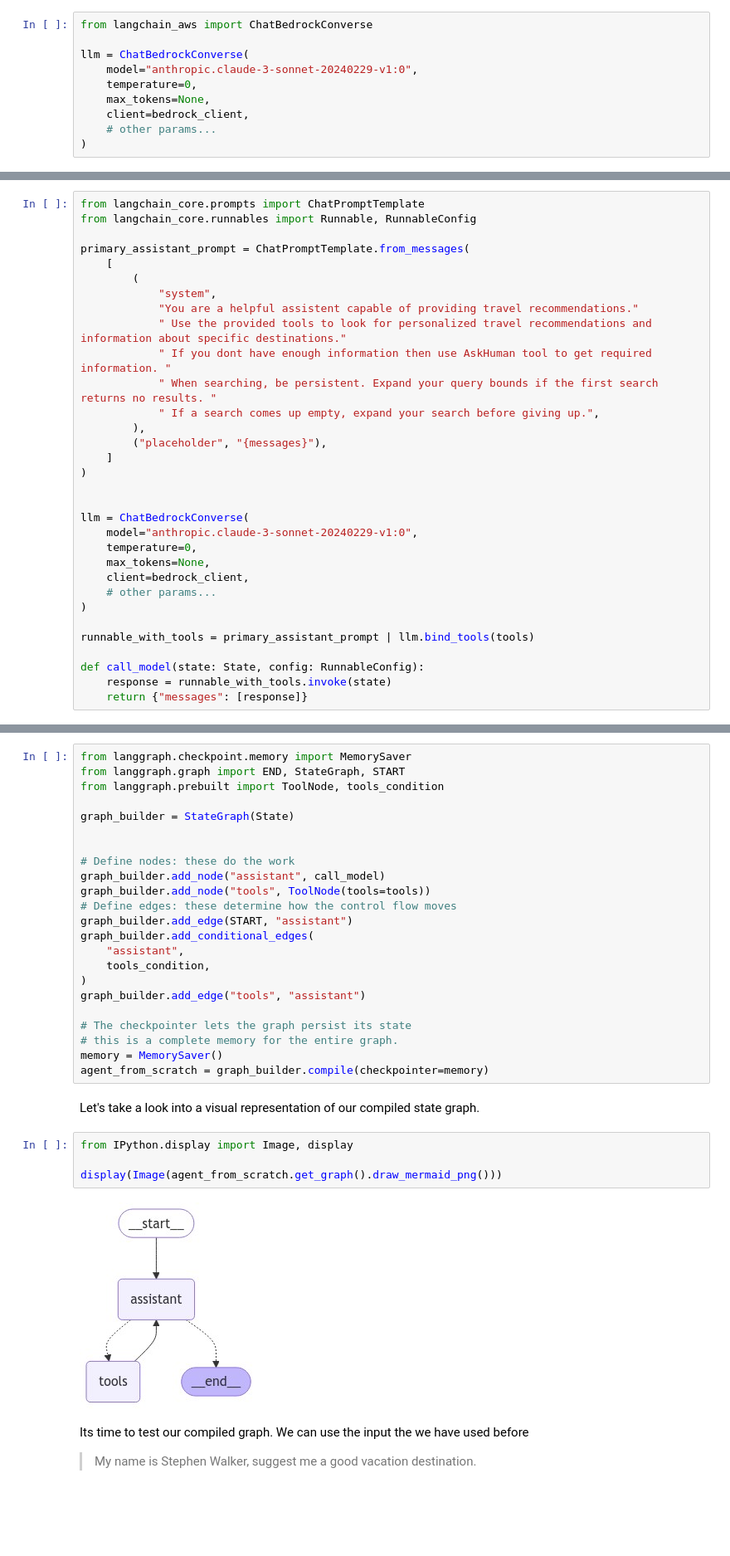
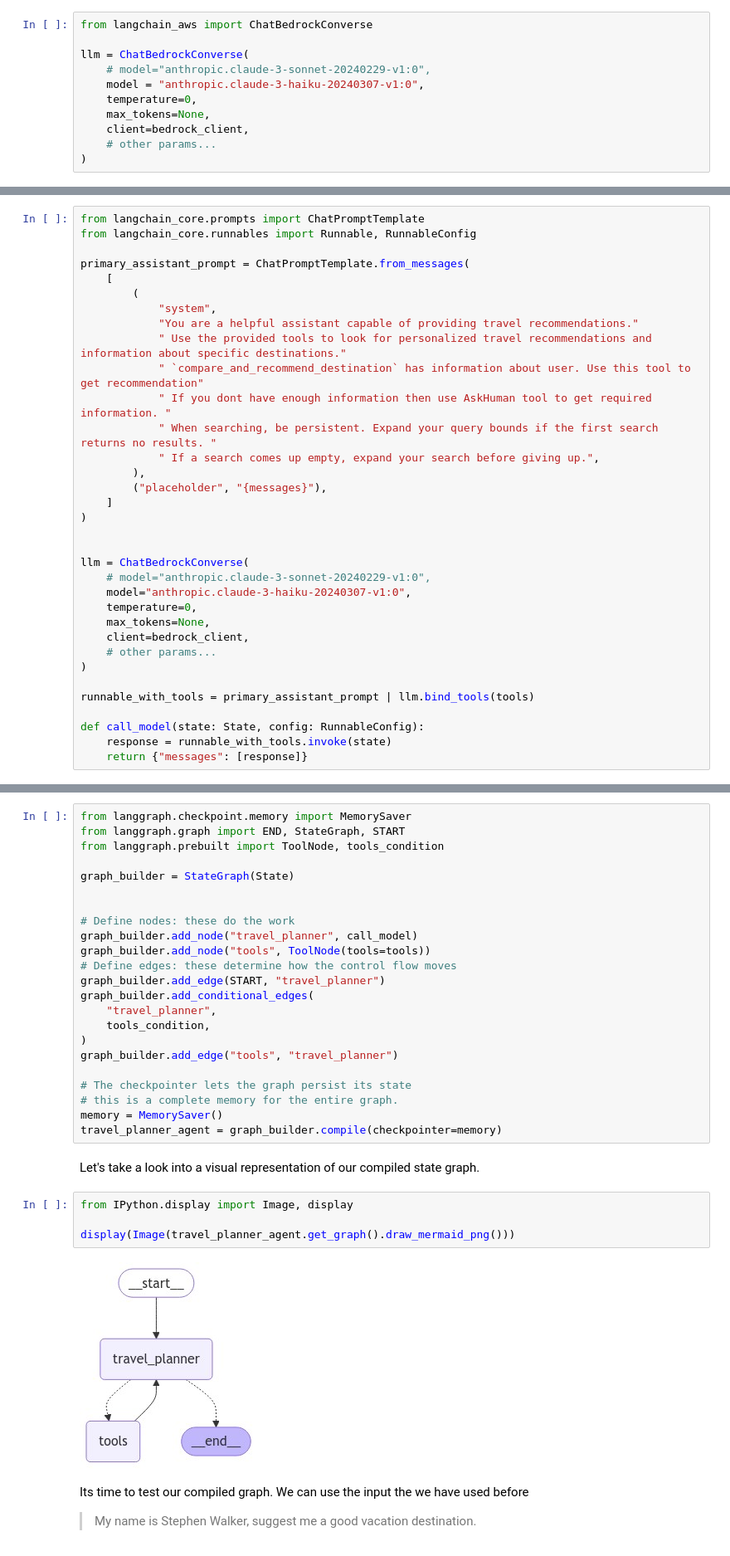
Before and after one commit to juanbonillat/aim323_build_agents_with_bedrock_oss, a Jupyter notebook: 03_travel_agent_with_tools.ipynb, the cells around one changed output, grey strips where cells are left out. Shown at 83% size. Cells and saved outputs as stored; diff of their text form; blank space fills up the shorter version.

Commit message:
Updated single agent notebook

```diff
--- a/03_travel_agent_with_tools.ipynb
+++ b/03_travel_agent_with_tools.ipynb
@@ -60,7 +60,8 @@ The LLM powering all of our agent implementations in this lab will be Claude 3 S
 from langchain_aws import ChatBedrockConverse
 
 llm = ChatBedrockConverse(
-    model="anthropic.claude-3-sonnet-20240229-v1:0",
+    # model="anthropic.claude-3-sonnet-20240229-v1:0",
+    model = "anthropic.claude-3-haiku-20240307-v1:0",
     temperature=0,
     max_tokens=None,
     client=bedrock_client,
@@ -378,8 +367,9 @@ primary_assistant_prompt = ChatPromptTemplate.from_messages(
     [
         (
             "system",
-            "You are a helpful assistent capable of providing travel recommendations."
+            "You are a helpful assistant capable of providing travel recommendations."
             " Use the provided tools to look for personalized travel recommendations and information about specific destinations."
+            " `compare_and_recommend_destination` has information about user. Use this tool to get recommendation"
             " If you dont have enough information then use AskHuman tool to get required information. "
             " When searching, be persistent. Expand your query bounds if the first search returns no results. "
             " If a search comes up empty, expand your search before giving up.",
@@ -390,7 +380,8 @@ primary_assistant_prompt = ChatPromptTemplate.from_messages(
 
 
 llm = ChatBedrockConverse(
-    model="anthropic.claude-3-sonnet-20240229-v1:0",
+    # model="anthropic.claude-3-sonnet-20240229-v1:0",
+    model="anthropic.claude-3-haiku-20240307-v1:0",
     temperature=0,
     max_tokens=None,
     client=bedrock_client,
@@ -430,28 +421,28 @@ graph_builder = StateGraph(State)
 
 
 # Define nodes: these do the work
-graph_builder.add_node("assistant", call_model)
+graph_builder.add_node("travel_planner", call_model)
 graph_builder.add_node("tools", ToolNode(tools=tools))
 # Define edges: these determine how the control flow moves
-graph_builder.add_edge(START, "assistant")
+graph_builder.add_edge(START, "travel_planner")
 graph_builder.add_conditional_edges(
-    "assistant",
+    "travel_planner",
     tools_condition,
 )
-graph_builder.add_edge("tools", "assistant")
+graph_builder.add_edge("tools", "travel_planner")
 
 # The checkpointer lets the graph persist its state
 # this is a complete memory for the entire graph.
 memory = MemorySaver()
-agent_from_scratch = graph_builder.compile(checkpointer=memory)
+travel_planner_agent = graph_builder.compile(checkpointer=memory)
 # %% [markdown]
 Let's take a look into a visual representation of our compiled state graph.
 # %%
 from IPython.display import Image, display
 
-display(Image(agent_from_scratch.get_graph().draw_mermaid_png()))
+display(Image(travel_planner_agent.get_graph().draw_mermaid_png()))
 # %% [output]
-[figure, old version]
+[figure, new version]
 # %% [markdown]
 Its time to test our compiled graph. We can use the input the we have used before
 
```
Also changed, not shown: parts of 32 cells of this notebook.
